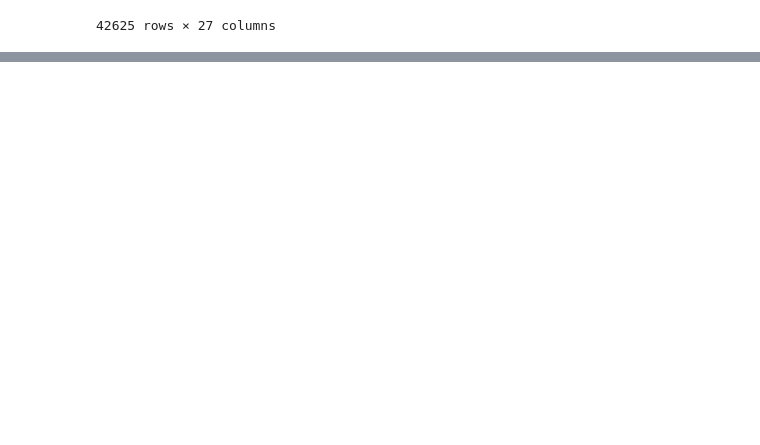
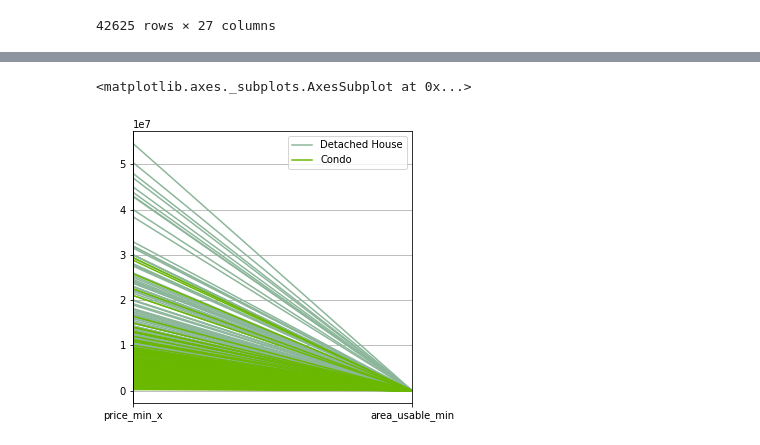
Before and after one commit to nxxk23/BasicProg_DataViz65, a Jupyter notebook: DataViz01_Table_Data.ipynb, the cells around one changed output, grey strips where cells are left out. Drawn from its saved outputs; the diff is of its cells as text; code cells hidden in the pictures; blank space fills up the shorter version.

```diff
--- a/DataViz01_Table_Data.ipynb
+++ b/DataViz01_Table_Data.ipynb
@@ -264,0 +264,3 @@ home
+# %%
+cd = dataa[dataa['propertytype_name_en_x']=='Condo']
+cd
@@ -264,0 +281,3 @@ home
+# %%
+all = pd.concat([h,cd])
+all
@@ -264,0 +298,3 @@ home
+# %%
+total = all[all['province_name_en']=='Chiang Mai']
+total
@@ -264,0 +315,7 @@ home
+# %%
+matplotlib.rcParams['figure.figsize']=[5,5]
+# %%
+pd.plotting.parallel_coordinates(total, 'propertytype_name_en_x', cols = ['price_min_x','area_usable_min'])
+# %% [output]
+<matplotlib.axes._subplots.AxesSubplot at 0x...>
+[figure, added]
```
Also changed, not shown: parts of 15 cells of this notebook.
